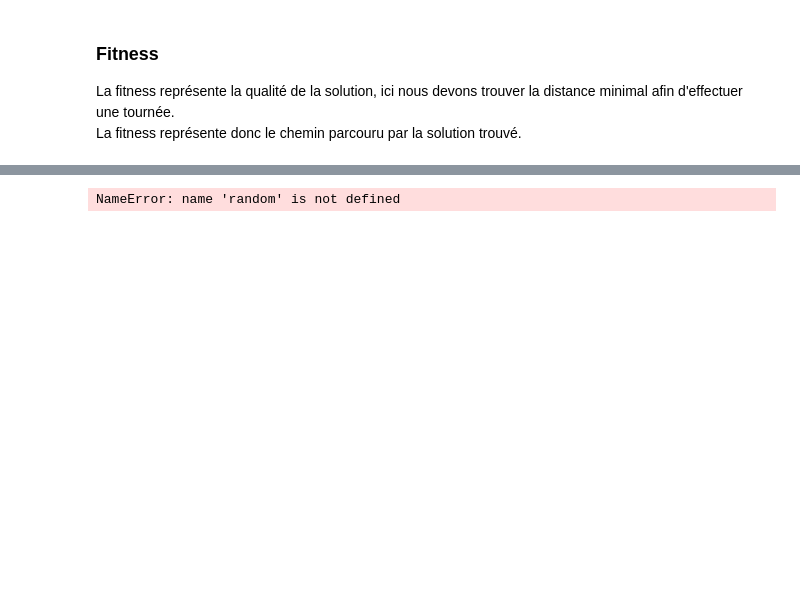
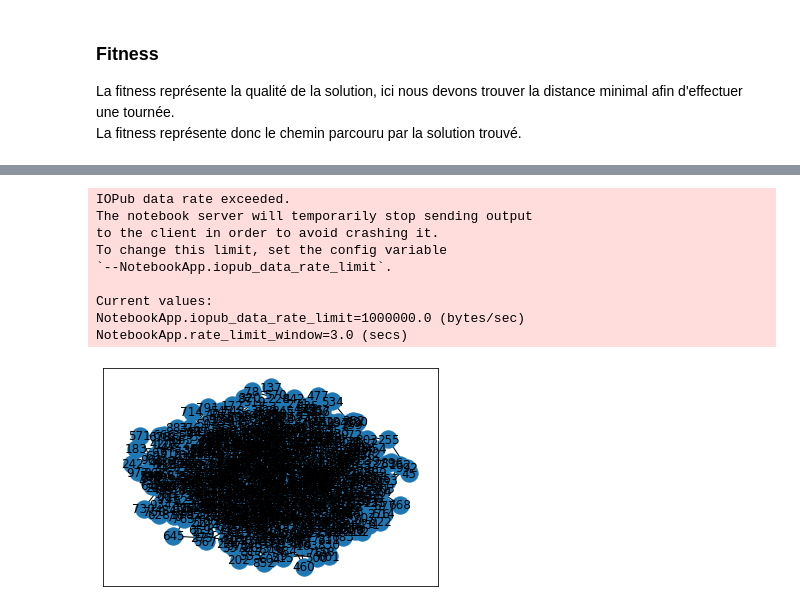
Before and after one commit to Porte-Avions/ProjetAlgo, a Jupyter notebook: ProjetAlgo.ipynb, the cells around one changed output, grey strips where cells are left out. Cells and saved outputs as stored; diff of their text form; code cells hidden in the pictures; blank space fills up the shorter version.

Commit message:
save notebook

```diff
--- a/ProjetAlgo.ipynb
+++ b/ProjetAlgo.ipynb
@@ -317,3 +370,41 @@ Nous utilisons dans notre programme un croisement en un point. (Voir le schema s
+# %%
+def organize_matrice(matrice):
+    for i in range(0, len(matrice)):
+        for j in range(i+1, len(matrice)):
+            matrice[j][i] = matrice [i][j]
+# %%
+def info_matrice(matrice):
+    _map = {}
+    _list = []
+
+    dico = {
+    "bool_chemin": None,
+    "voisin": None,
+    "distance": None,
+    "vitesse": None, # supprimer
+    "temps": None,
+    "consommation": None,
+    "peage": None,
+    "cout": None,
+    "total": None
+    }
+
+    for i in range(0, len(matrice)):
+        _list.clear()
+        for j in range(0, len(matrice)):
+            if matrice[i][j] != 0:
+                dico["bool_chemin"] = matrice[i][j][0]
+                dico["voisin"] = j
+                dico["distance"] = matrice[i][j][1]
+                dico["vitesse"] = matrice[i][j][2]
+                dico["temps"] = matrice[i][j][3]
+                dico["consommation"] = matrice[i][j][4]
+                dico["peage"] = matrice[i][j][5]
+                dico["cout"] = matrice[i][j][6]
+                dico["total"] = matrice[i][j][7]
+                _list.append(copy.deepcopy(dico))
+        _map[i] = copy.deepcopy(_list)
+    return _map
 # %% [markdown]
 ### Mutation
 
@@ -480,26 +571,31 @@ def voisinsSommetGrapheMatrice(matrice, sommet):
 # %%
 matrice = generate_matrice(1000, 1000)
 complete_matrice(matrice, 1000)
 organize_matrice(matrice)
 affiche_matrice(matrice)
 dico = info_matrice(matrice)
 
 print(dico)
-
-with open('C:\\Users\\Utilisateur\\Desktop\\myfile.csv', 'w', newline='') as file:
-    mywriter = csv.writer(file, delimiter=',')
-    mywriter.writerows(matrice)
 
 # Code
 G = GraphVisualization()
 
 
 for sommet in range(len(matrice)):
     voisins = voisinsSommetGrapheMatrice(matrice, sommet)      # on procède en deux temps, car
     print("sommet", str(sommet), ":", str([v for v in voisins])) # les indices commencent à 0
     for v in voisins:
         G.addEdge(sommet, v)
 
 G.visualize()
 # %% [output]
-NameError: name 'random' is not defined
+IOPub data rate exceeded.
+The notebook server will temporarily stop sending output
+to the client in order to avoid crashing it.
+To change this limit, set the config variable
+`--NotebookApp.iopub_data_rate_limit`.
+
+Current values:
+NotebookApp.iopub_data_rate_limit=1000000.0 (bytes/sec)
+NotebookApp.rate_limit_window=3.0 (secs)
+[figure, added]
```
Also changed, not shown: parts of 29 cells of this notebook.
